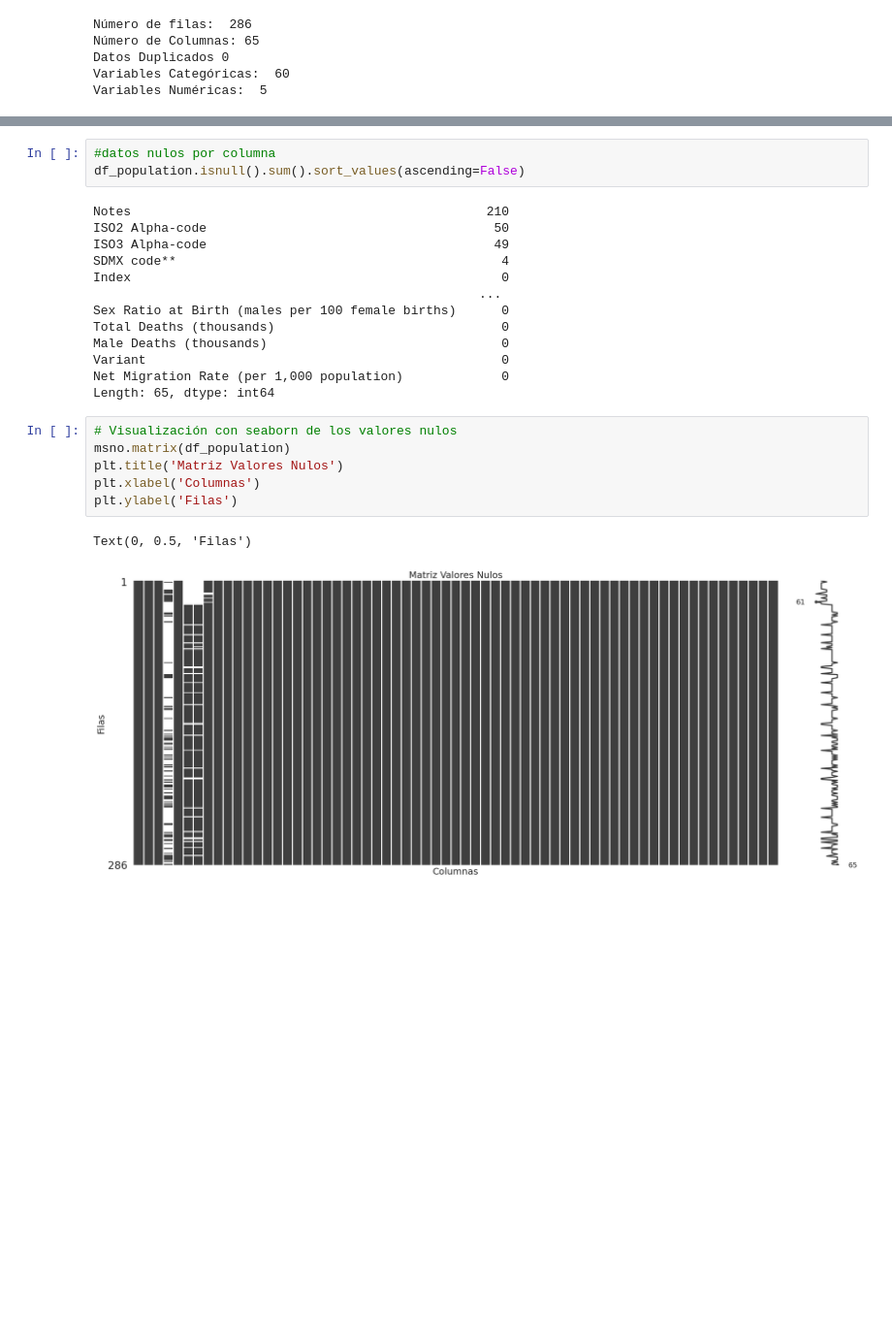
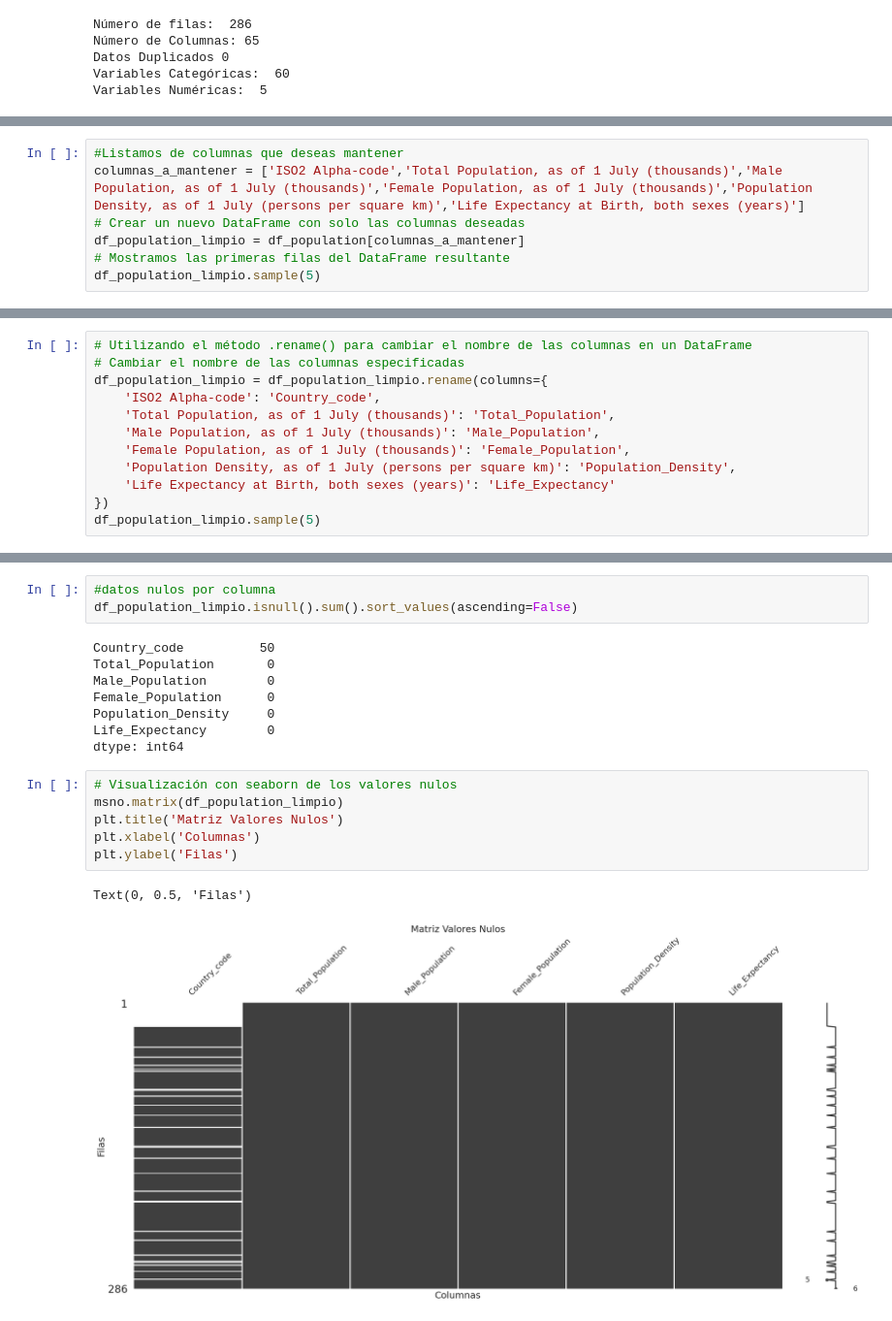
Before and after one commit to wilferalexander/Covid19, a Jupyter notebook: Covid19.ipynb, the cells around one changed output, grey strips where cells are left out. Shown at 97% size. Drawn from its saved outputs; the diff is of its cells as text; blank space fills up the shorter version.

```diff
--- a/Covid19.ipynb
+++ b/Covid19.ipynb
@@ -443,0 +446,7 @@ Variables Numéricas:  5
+# %%
+#Listamos de columnas que deseas mantener
+columnas_a_mantener = ['ISO2 Alpha-code','Total Population, as of 1 July (thousands)','Male Population, as of 1 July (thousands)','Female Population, as of 1 July (thousands)','Population Density, as of 1 July (persons per square km)','Life Expectancy at Birth, both sexes (years)']
+# Crear un nuevo DataFrame con solo las columnas deseadas
+df_population_limpio = df_population[columnas_a_mantener]
+# Mostramos las primeras filas del DataFrame resultante
+df_population_limpio.sample(5)
@@ -443,0 +462,12 @@ Variables Numéricas:  5
+# %%
+# Utilizando el método .rename() para cambiar el nombre de las columnas en un DataFrame
+# Cambiar el nombre de las columnas especificadas
+df_population_limpio = df_population_limpio.rename(columns={
+    'ISO2 Alpha-code': 'Country_code',
+    'Total Population, as of 1 July (thousands)': 'Total_Population',
+    'Male Population, as of 1 July (thousands)': 'Male_Population',
+    'Female Population, as of 1 July (thousands)': 'Female_Population',
+    'Population Density, as of 1 July (persons per square km)': 'Population_Density',
+    'Life Expectancy at Birth, both sexes (years)': 'Life_Expectancy'
+})
+df_population_limpio.sample(5)
@@ -444,25 +499,20 @@ Variables Numéricas:  5
 # %%
 #datos nulos por columna
-df_population.isnull().sum().sort_values(ascending=False)
+df_population_limpio.isnull().sum().sort_values(ascending=False)
 # %% [output]
-Notes                                               210
-ISO2 Alpha-code                                      50
-ISO3 Alpha-code                                      49
-SDMX code**                                           4
-Index                                                 0
-                                                   ...
-Sex Ratio at Birth (males per 100 female births)      0
-Total Deaths (thousands)                              0
-Male Deaths (thousands)                               0
-Variant                                               0
-Net Migration Rate (per 1,000 population)             0
-Length: 65, dtype: int64
+Country_code          50
+Total_Population       0
+Male_Population        0
+Female_Population      0
+Population_Density     0
+Life_Expectancy        0
+dtype: int64
 # %%
 # Visualización con seaborn de los valores nulos
-msno.matrix(df_population)
+msno.matrix(df_population_limpio)
 plt.title('Matriz Valores Nulos')
 plt.xlabel('Columnas')
 plt.ylabel('Filas')
 # %% [output]
 Text(0, 0.5, 'Filas')
-[figure, old version]
+[figure, new version]
```
Also changed, not shown: parts of 25 cells of this notebook.
